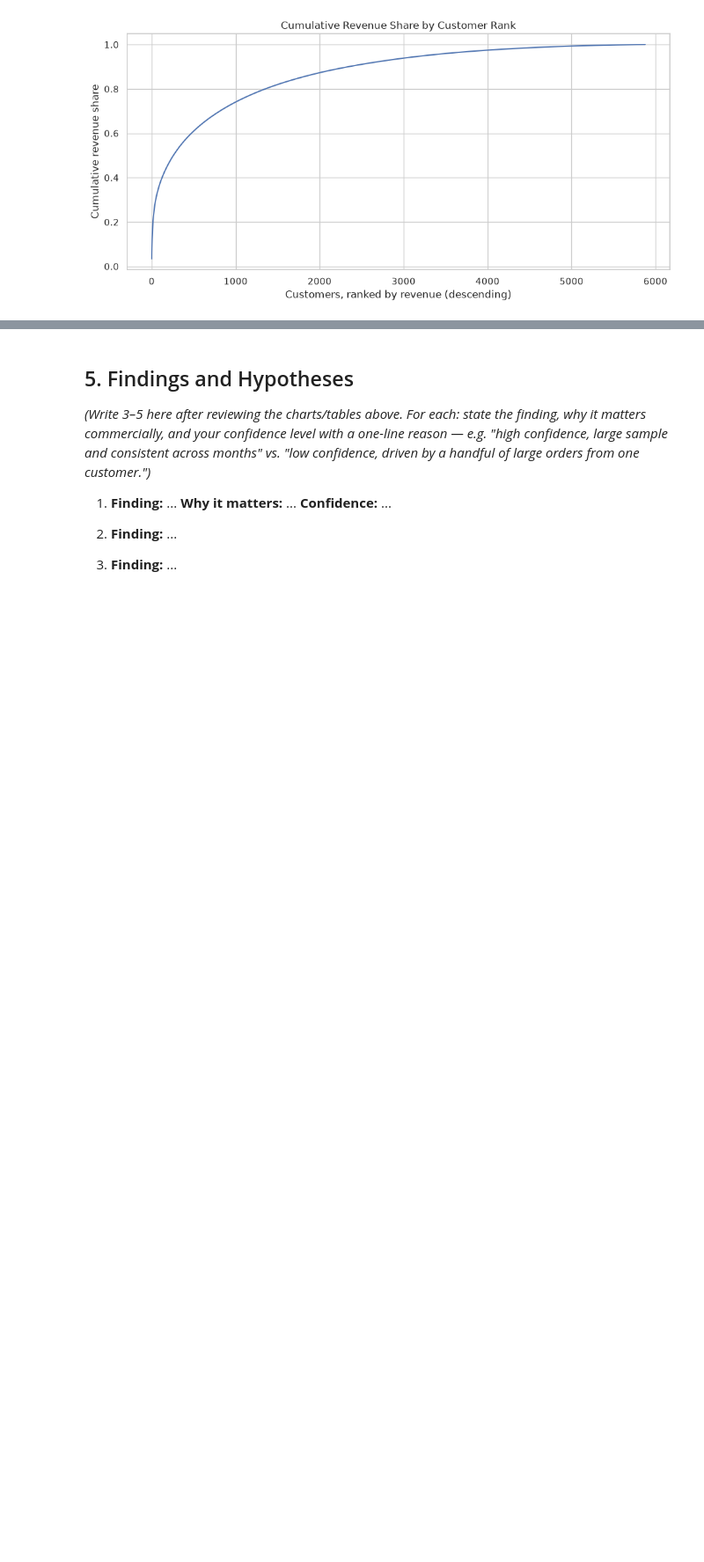
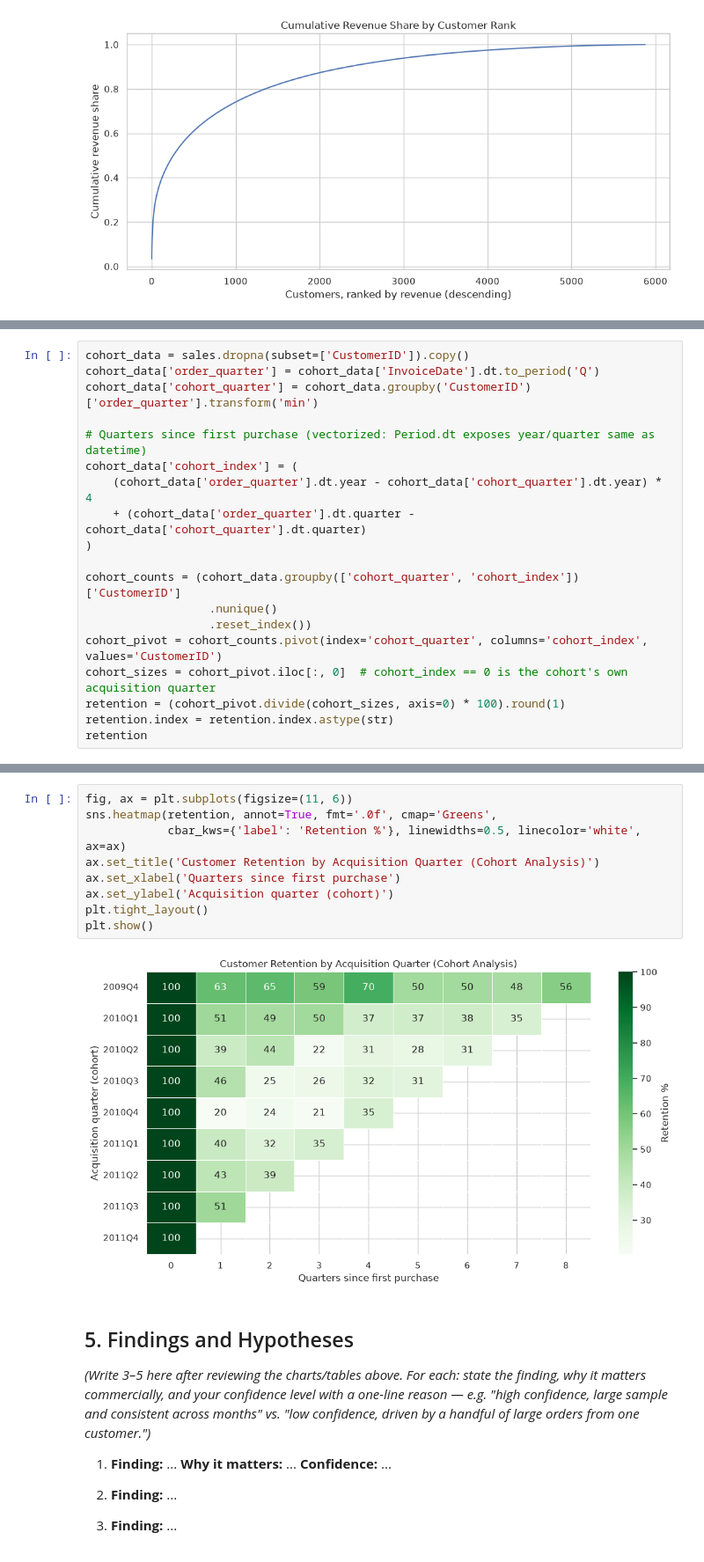
Before and after one commit to sunandst4rs/apurva_synaptiq_hw, a Jupyter notebook: exercise_2/apurva_synaptiq_online_retail_eda.ipynb, the cells around one changed output, grey strips where cells are left out. Shown at 88% size. Cells and saved outputs as stored; diff of their text form; blank space fills up the shorter version.

```diff
--- a/exercise_2/apurva_synaptiq_online_retail_eda.ipynb
+++ b/exercise_2/apurva_synaptiq_online_retail_eda.ipynb
@@ -320,0 +446,19 @@ print(f'Share of customers with more than one order: {repeat_share*100:.1f}%')
+# %%
+cohort_data = sales.dropna(subset=['CustomerID']).copy()
+cohort_data['order_quarter'] = cohort_data['InvoiceDate'].dt.to_period('Q')
+cohort_data['cohort_quarter'] = cohort_data.groupby('CustomerID')['order_quarter'].transform('min')
+
+# Quarters since first purchase (vectorized: Period.dt exposes year/quarter same as datetime)
+cohort_data['cohort_index'] = (
+    (cohort_data['order_quarter'].dt.year - cohort_data['cohort_quarter'].dt.year) * 4
+    + (cohort_data['order_quarter'].dt.quarter - cohort_data['cohort_quarter'].dt.quarter)
+)
+
+cohort_counts = (cohort_data.groupby(['cohort_quarter', 'cohort_index'])['CustomerID']
+                  .nunique()
+                  .reset_index())
+cohort_pivot = cohort_counts.pivot(index='cohort_quarter', columns='cohort_index', values='CustomerID')
+cohort_sizes = cohort_pivot.iloc[:, 0]  # cohort_index == 0 is the cohort's own acquisition quarter
+retention = (cohort_pivot.divide(cohort_sizes, axis=0) * 100).round(1)
+retention.index = retention.index.astype(str)
+retention
@@ -321,3 +477,14 @@ print(f'Share of customers with more than one order: {repeat_share*100:.1f}%')
+# %%
+fig, ax = plt.subplots(figsize=(11, 6))
+sns.heatmap(retention, annot=True, fmt='.0f', cmap='Greens',
+            cbar_kws={'label': 'Retention %'}, linewidths=0.5, linecolor='white', ax=ax)
+ax.set_title('Customer Retention by Acquisition Quarter (Cohort Analysis)')
+ax.set_xlabel('Quarters since first purchase')
+ax.set_ylabel('Acquisition quarter (cohort)')
+plt.tight_layout()
+plt.show()
+# %% [output]
+[figure, added]
 # %% [markdown]
 ## 5. Findings and Hypotheses
 
```
Also changed, not shown: parts of 19 cells of this notebook.
